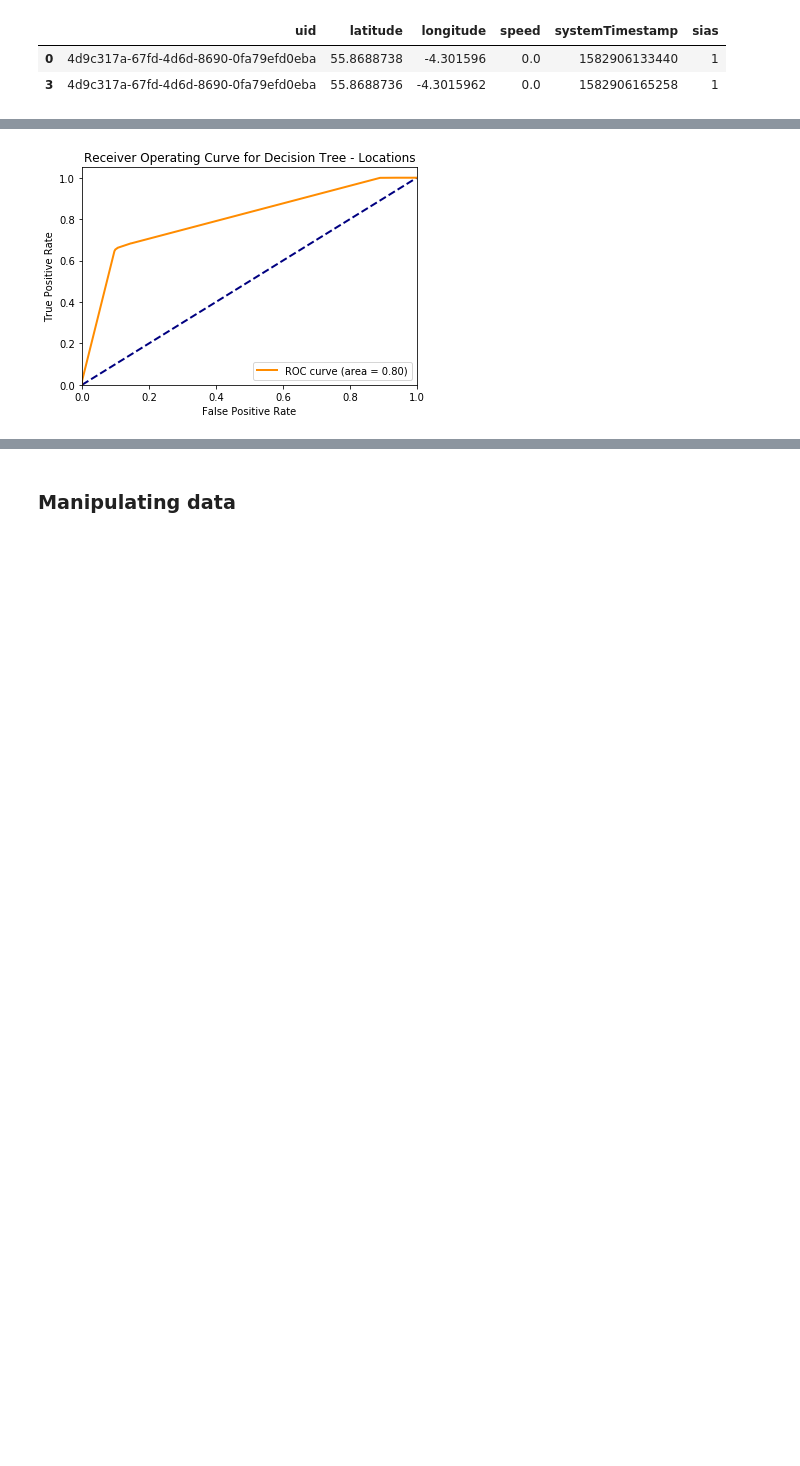
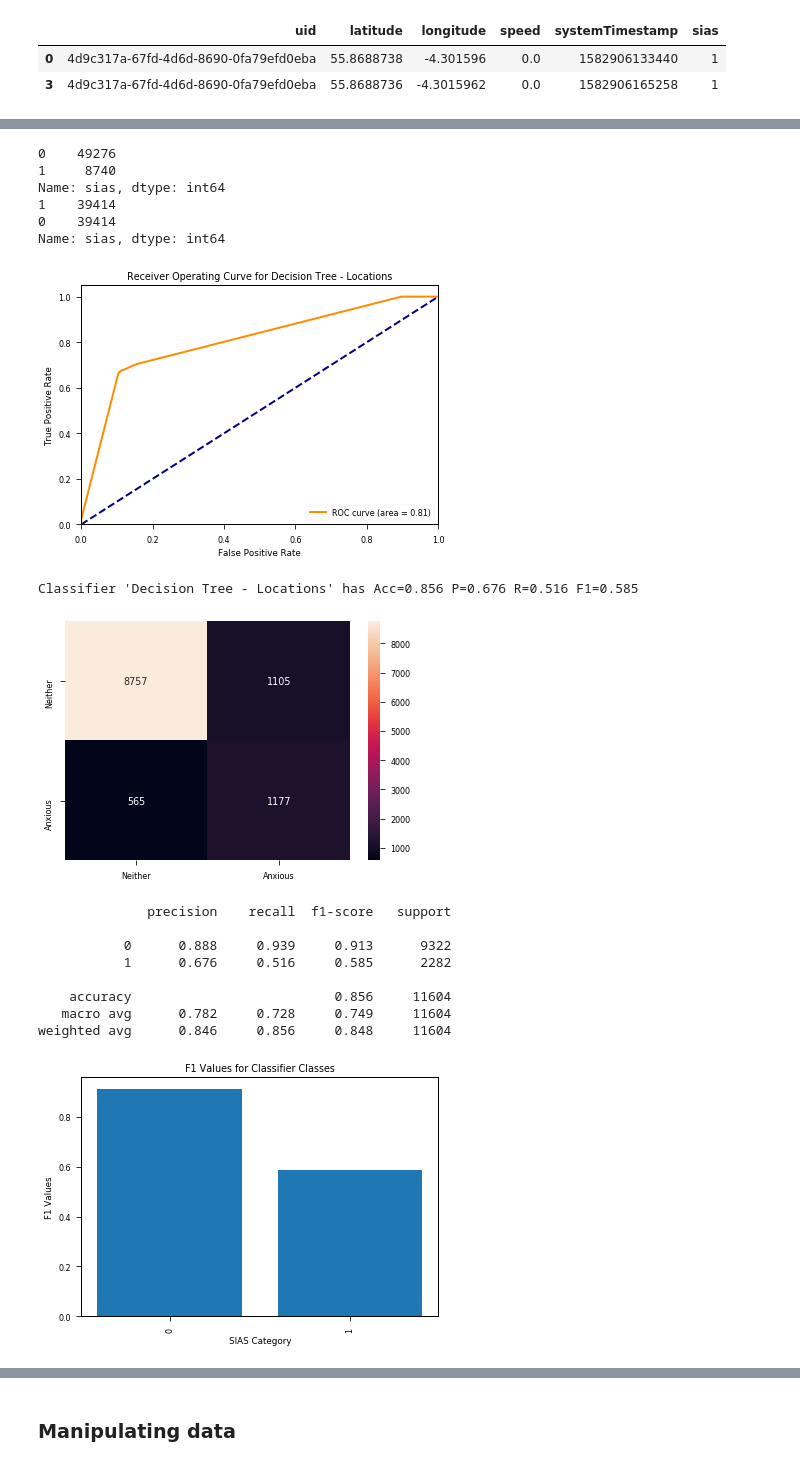
Before and after one commit to modelorona/level4dissertation, a Jupyter notebook: src/analysis/analysis.ipynb, the cells around one changed output, grey strips where cells are left out. Drawn from its saved outputs; the diff is of its cells as text; code cells hidden in the pictures; blank space fills up the shorter version.

```diff
--- a/src/analysis/analysis.ipynb
+++ b/src/analysis/analysis.ipynb
@@ -637,27 +700,48 @@ rounded_location_df.head(1)
 # %%
 location_tree = DecisionTreeClassifier()
 
 sm = SMOTE(sampling_strategy='minority')
 
+print(rounded_location_df['sias'].value_counts())
 location_train_set, location_test_set, location_train_labels, location_test_labels = train_test_split(
     rounded_location_df.drop(columns=['uid','loc_category', 'latitude', 'longitude', 'systemTimestamp', 'f_longitude', 'f_latitude', 'speed']),
     rounded_location_df['sias'],
     test_size=TEST_SIZE,
     shuffle=True)
 
 location_train_set, location_train_labels = sm.fit_resample(location_train_set, location_train_labels)
+print(location_train_set['sias'].value_counts())
 
 x = location_tree.fit(location_train_set.drop(columns='sias'), location_train_labels)
 
-y_predict = location_tree.predict_proba(location_test_set.drop(columns='sias'))
+y_predict = location_tree.predict(location_test_set.drop(columns='sias'))
+y_predict_proba = location_tree.predict_proba(location_test_set.drop(columns='sias'))
 
-curve = plot_roc("Decision Tree - Locations", location_test_labels, y_predict)
+curve = plot_roc("Decision Tree - Locations", location_test_labels, y_predict_proba, save=True)
 curve.show()
-# evaluation_summary("Decision Tree ", y_predict, location_test_labels, location_tree, location_train_set)
 
-# title = "Decision Tree Location"
-# plt_cv = KFold(n_splits=10)
-# curve = plot_learning_curve(DecisionTreeClassifier(), title, location_train_set.drop(columns='sias'), location_train_labels, ylim=(0.4, 1.01), cv=plt_cv, n_jobs=-1)
-# curve.show()
+evaluation_summary("Decision Tree - Locations", y_predict, location_test_labels, location_tree, location_train_set, save=True)
+
+title = "Decision Tree - Locations"
+plt_cv = StratifiedKFold(n_splits=10, shuffle=True)
+curve = plot_learning_curve(DecisionTreeClassifier(), title, location_train_set.drop(columns='sias'), location_train_labels, ylim=(0.4, 1.01), cv=plt_cv, n_jobs=-1, save=True)
+curve.show()
 # %% [output]
+0    49276
+1     8740
+Name: sias, dtype: int64
+1    39414
+0    39414
+Name: sias, dtype: int64
-[figure, old version]
+[figure, new version]
+Classifier 'Decision Tree - Locations' has Acc=0.856 P=0.676 R=0.516 F1=0.585
+[figure, added]
+              precision    recall  f1-score   support
+
+           0      0.888     0.939     0.913      9322
+           1      0.676     0.516     0.585      2282
+
+    accuracy                          0.856     11604
+   macro avg      0.782     0.728     0.749     11604
+weighted avg      0.846     0.856     0.848     11604
+[figure, added]
```
Also changed, not shown: parts of 23 cells of this notebook.
